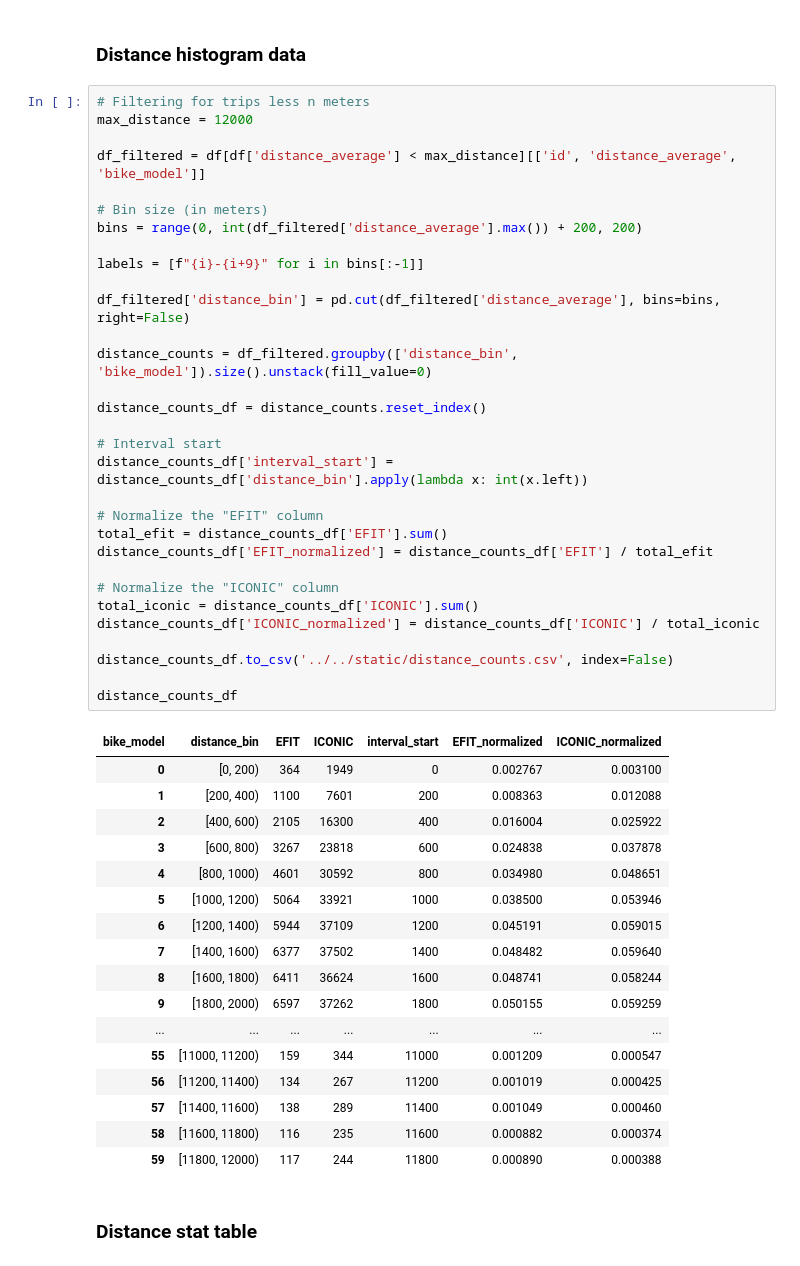
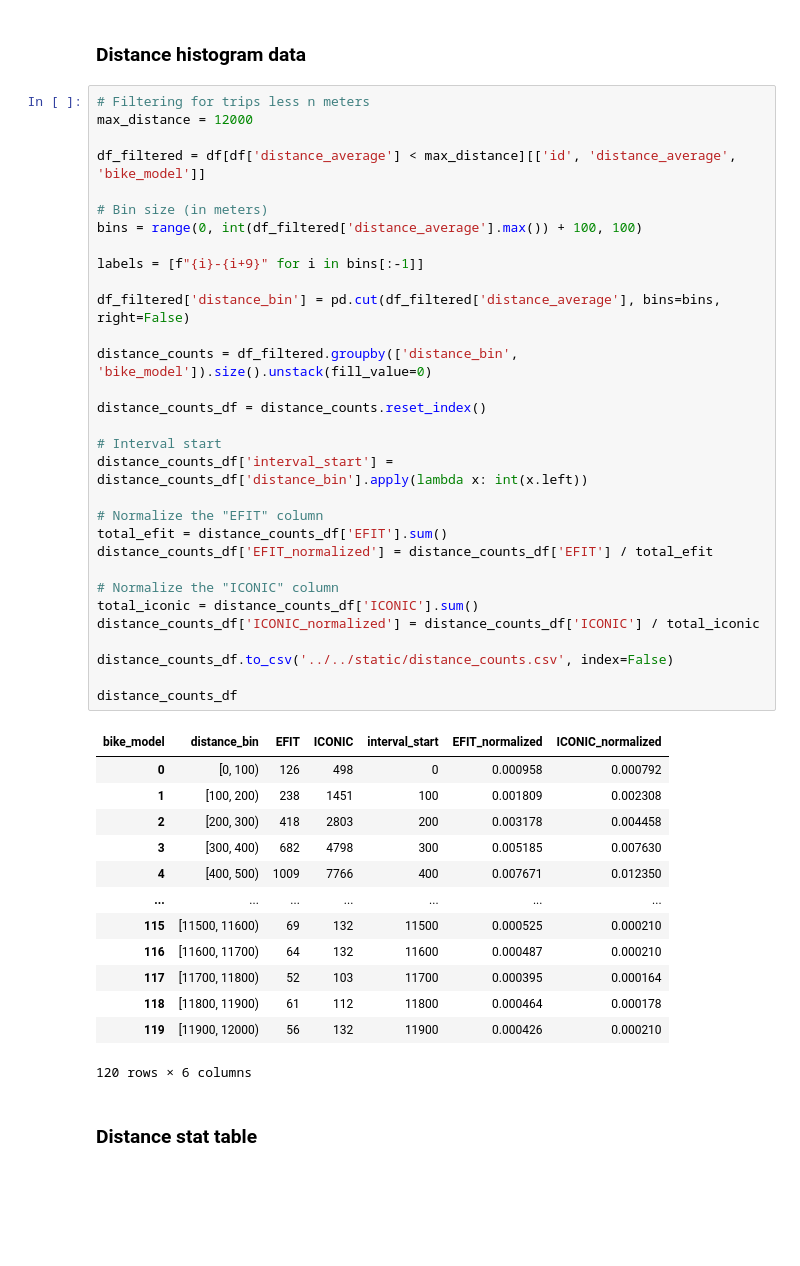
Before and after one commit to schoolofcities/bike-share-toronto, a Jupyter notebook: data-preparation/efit/aggregate.ipynb, the cells around one changed output. Drawn from its saved outputs; the diff is of its cells as text; blank space fills up the shorter version.

```diff
--- a/data-preparation/efit/aggregate.ipynb
+++ b/data-preparation/efit/aggregate.ipynb
@@ -80,50 +91,46 @@ stats.to_csv('../../static/duration_stats.csv', index=False)
 max_distance = 12000
 
 df_filtered = df[df['distance_average'] < max_distance][['id', 'distance_average', 'bike_model']]
 
 # Bin size (in meters)
-bins = range(0, int(df_filtered['distance_average'].max()) + 200, 200)
+bins = range(0, int(df_filtered['distance_average'].max()) + 100, 100)
 
 labels = [f"{i}-{i+9}" for i in bins[:-1]]
 
 df_filtered['distance_bin'] = pd.cut(df_filtered['distance_average'], bins=bins, right=False)
 
 distance_counts = df_filtered.groupby(['distance_bin', 'bike_model']).size().unstack(fill_value=0)
 
 distance_counts_df = distance_counts.reset_index()
 
 # Interval start
 distance_counts_df['interval_start'] = distance_counts_df['distance_bin'].apply(lambda x: int(x.left))
 
 # Normalize the "EFIT" column
 total_efit = distance_counts_df['EFIT'].sum()
 distance_counts_df['EFIT_normalized'] = distance_counts_df['EFIT'] / total_efit
 
 # Normalize the "ICONIC" column
 total_iconic = distance_counts_df['ICONIC'].sum()
 distance_counts_df['ICONIC_normalized'] = distance_counts_df['ICONIC'] / total_iconic
 
 distance_counts_df.to_csv('../../static/distance_counts.csv', index=False)
 
 distance_counts_df
 # %% [output]
 | bike_model | distance_bin | EFIT | ICONIC | interval_start | EFIT_normalized | ICONIC_normalized |
-| 0 | [0, 200) | 364 | 1949 | 0 | 0.002767 | 0.003100 |
-| 1 | [200, 400) | 1100 | 7601 | 200 | 0.008363 | 0.012088 |
-| 2 | [400, 600) | 2105 | 16300 | 400 | 0.016004 | 0.025922 |
-| 3 | [600, 800) | 3267 | 23818 | 600 | 0.024838 | 0.037878 |
-| 4 | [800, 1000) | 4601 | 30592 | 800 | 0.034980 | 0.048651 |
-| 5 | [1000, 1200) | 5064 | 33921 | 1000 | 0.038500 | 0.053946 |
-| 6 | [1200, 1400) | 5944 | 37109 | 1200 | 0.045191 | 0.059015 |
-| 7 | [1400, 1600) | 6377 | 37502 | 1400 | 0.048482 | 0.059640 |
-| 8 | [1600, 1800) | 6411 | 36624 | 1600 | 0.048741 | 0.058244 |
-| 9 | [1800, 2000) | 6597 | 37262 | 1800 | 0.050155 | 0.059259 |
+| 0 | [0, 100) | 126 | 498 | 0 | 0.000958 | 0.000792 |
+| 1 | [100, 200) | 238 | 1451 | 100 | 0.001809 | 0.002308 |
+| 2 | [200, 300) | 418 | 2803 | 200 | 0.003178 | 0.004458 |
+| 3 | [300, 400) | 682 | 4798 | 300 | 0.005185 | 0.007630 |
+| 4 | [400, 500) | 1009 | 7766 | 400 | 0.007671 | 0.012350 |
 | ... | ... | ... | ... | ... | ... | ... |
-| 55 | [11000, 11200) | 159 | 344 | 11000 | 0.001209 | 0.000547 |
-| 56 | [11200, 11400) | 134 | 267 | 11200 | 0.001019 | 0.000425 |
-| 57 | [11400, 11600) | 138 | 289 | 11400 | 0.001049 | 0.000460 |
-| 58 | [11600, 11800) | 116 | 235 | 11600 | 0.000882 | 0.000374 |
-| 59 | [11800, 12000) | 117 | 244 | 11800 | 0.000890 | 0.000388 |
+| 115 | [11500, 11600) | 69 | 132 | 11500 | 0.000525 | 0.000210 |
+| 116 | [11600, 11700) | 64 | 132 | 11600 | 0.000487 | 0.000210 |
+| 117 | [11700, 11800) | 52 | 103 | 11700 | 0.000395 | 0.000164 |
+| 118 | [11800, 11900) | 61 | 112 | 11800 | 0.000464 | 0.000178 |
+| 119 | [11900, 12000) | 56 | 132 | 11900 | 0.000426 | 0.000210 |
+120 rows × 6 columns
 # %% [markdown]
 ### Distance stat table
 # %%
```
Also changed, not shown: parts of 10 cells of this notebook, 19 other files.
